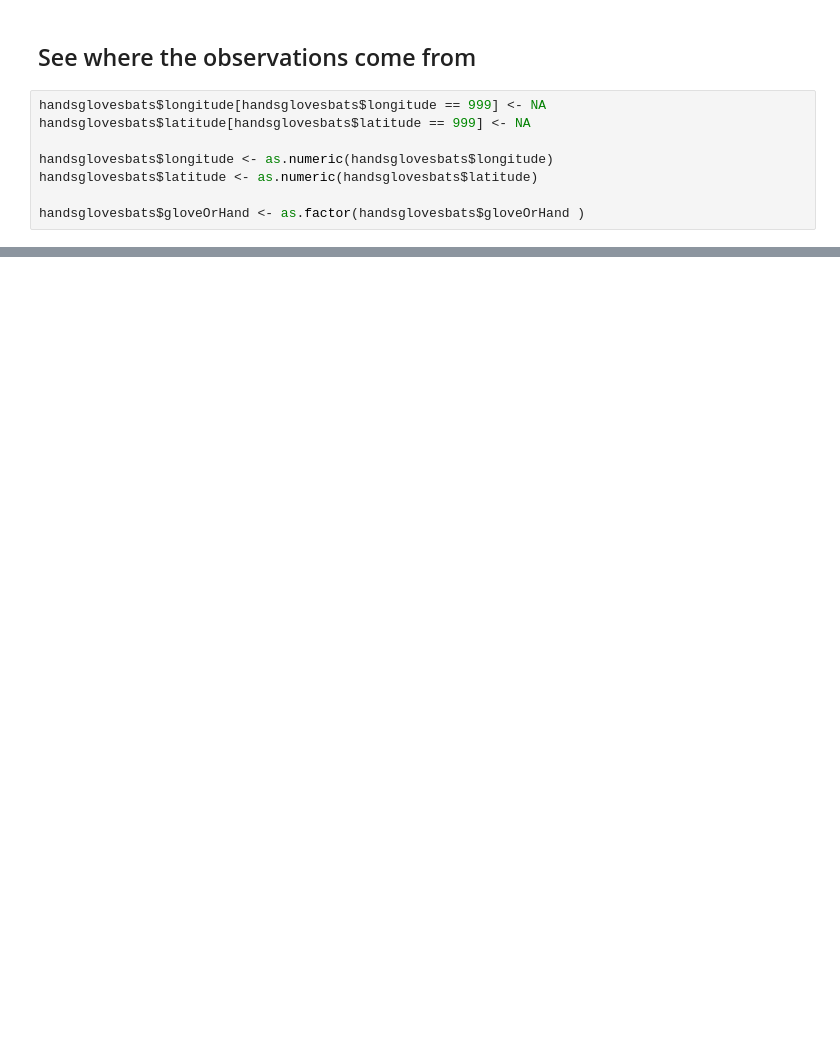
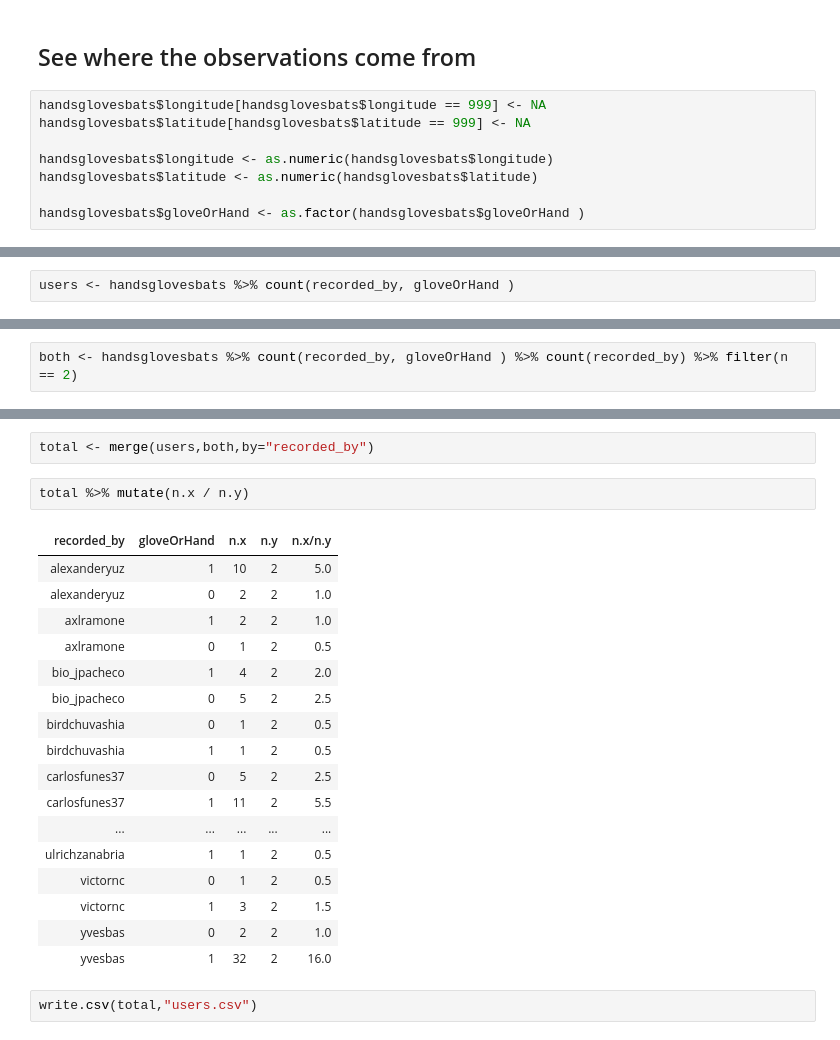
Before and after one commit to AgentschapPlantentuinMeise/gloves, a Jupyter notebook: batshandsgloves.ipynb, the cells around one changed output, grey strips where cells are left out. Saved outputs shown, nothing was run; the diff lists cells and outputs as text; blank space fills up the shorter version.

```diff
--- a/batshandsgloves.ipynb
+++ b/batshandsgloves.ipynb
@@ -286,0 +396,2 @@ Warning message:
+# %%
+users <- handsglovesbats %>% count(recorded_by, gloveOrHand )
@@ -286,0 +400,2 @@ Warning message:
+# %%
+both <- handsglovesbats %>% count(recorded_by, gloveOrHand ) %>% count(recorded_by) %>% filter(n == 2)
@@ -286,0 +422,24 @@ Warning message:
+# %%
+total <- merge(users,both,by="recorded_by")
+# %%
+total %>% mutate(n.x / n.y)
+# %% [output]
+| recorded_by | gloveOrHand | n.x | n.y | n.x/n.y |
+| alexanderyuz | 1 | 10 | 2 | 5.0 |
+| alexanderyuz | 0 | 2 | 2 | 1.0 |
+| axlramone | 1 | 2 | 2 | 1.0 |
+| axlramone | 0 | 1 | 2 | 0.5 |
+| bio_jpacheco | 1 | 4 | 2 | 2.0 |
+| bio_jpacheco | 0 | 5 | 2 | 2.5 |
+| birdchuvashia | 0 | 1 | 2 | 0.5 |
+| birdchuvashia | 1 | 1 | 2 | 0.5 |
+| carlosfunes37 | 0 | 5 | 2 | 2.5 |
+| carlosfunes37 | 1 | 11 | 2 | 5.5 |
+| ... | ... | ... | ... | ... |
+| ulrichzanabria | 1 | 1 | 2 | 0.5 |
+| victornc | 0 | 1 | 2 | 0.5 |
+| victornc | 1 | 3 | 2 | 1.5 |
+| yvesbas | 0 | 2 | 2 | 1.0 |
+| yvesbas | 1 | 32 | 2 | 16.0 |
+# %%
+write.csv(total,"users.csv")
```
Also changed, not shown: parts of 29 cells of this notebook, 7 other files.
